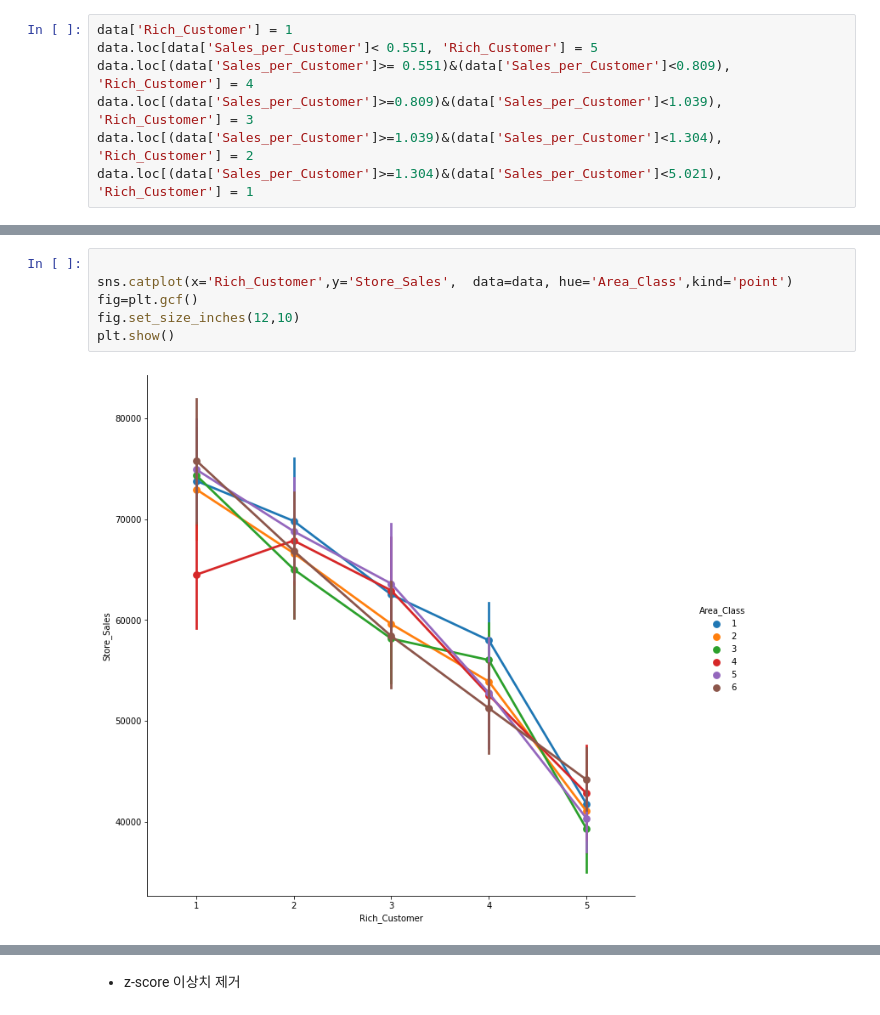
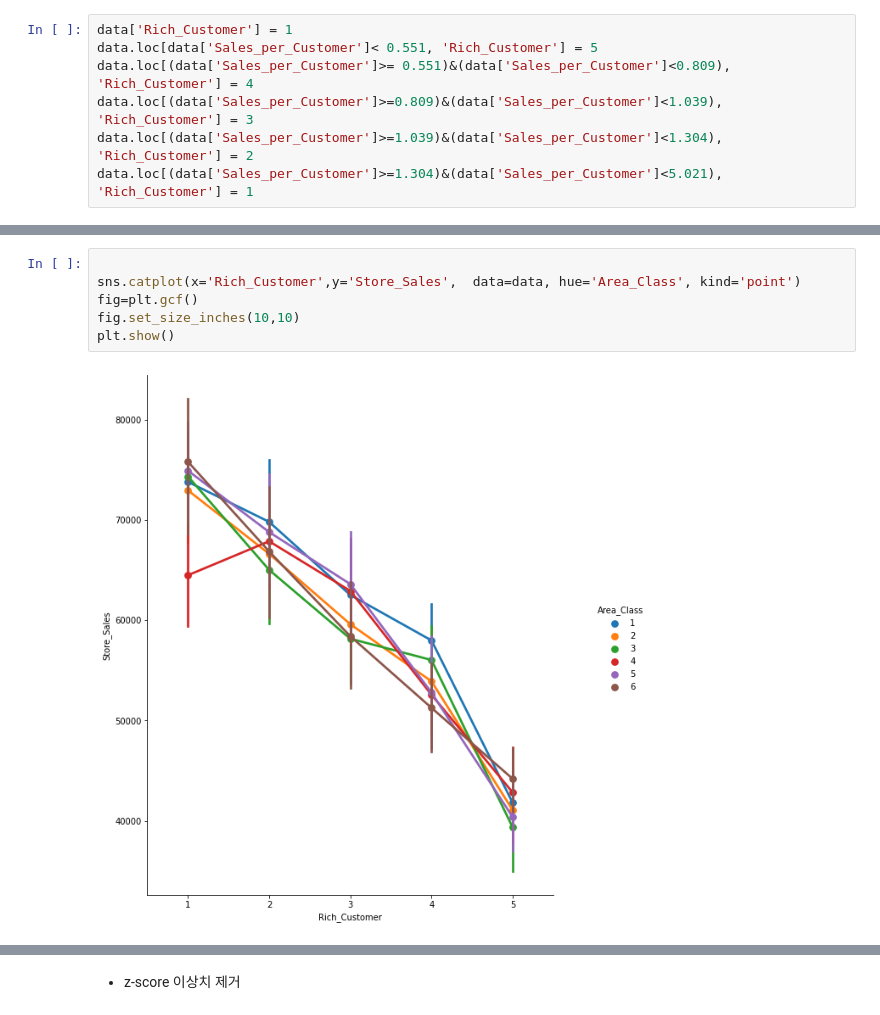
Before and after one commit to RealMyeong/AIFFEL, a Jupyter notebook: personal/DataThon.ipynb, the cells around one changed output, grey strips where cells are left out. Saved outputs shown, nothing was run; the diff lists cells and outputs as text.

```diff
--- a/personal/DataThon.ipynb
+++ b/personal/DataThon.ipynb
@@ -277,8 +288,8 @@ data.loc[(data['Sales_per_Customer']>=1.304)&(data['Sales_per_Customer']<5.021),
 # %%
 
-sns.catplot(x='Rich_Customer',y='Store_Sales',  data=data, hue='Area_Class',kind='point')
+sns.catplot(x='Rich_Customer',y='Store_Sales',  data=data, hue='Area_Class', kind='point')
 fig=plt.gcf()
-fig.set_size_inches(12,10)
+fig.set_size_inches(10,10)
 plt.show()
 # %% [output]
-[figure, old version]
+[figure, new version]
```
Also changed, not shown: parts of 39 cells of this notebook.
